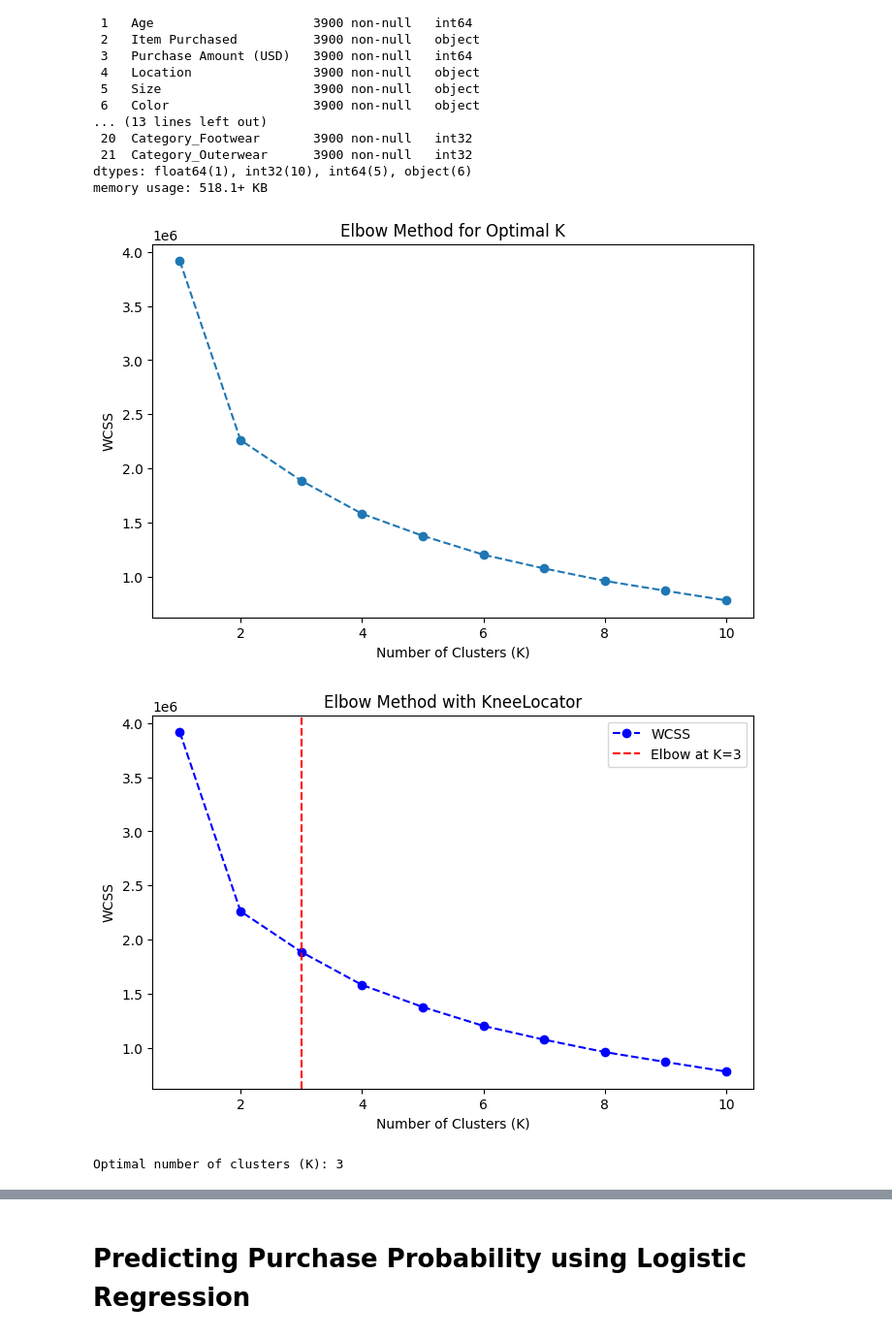
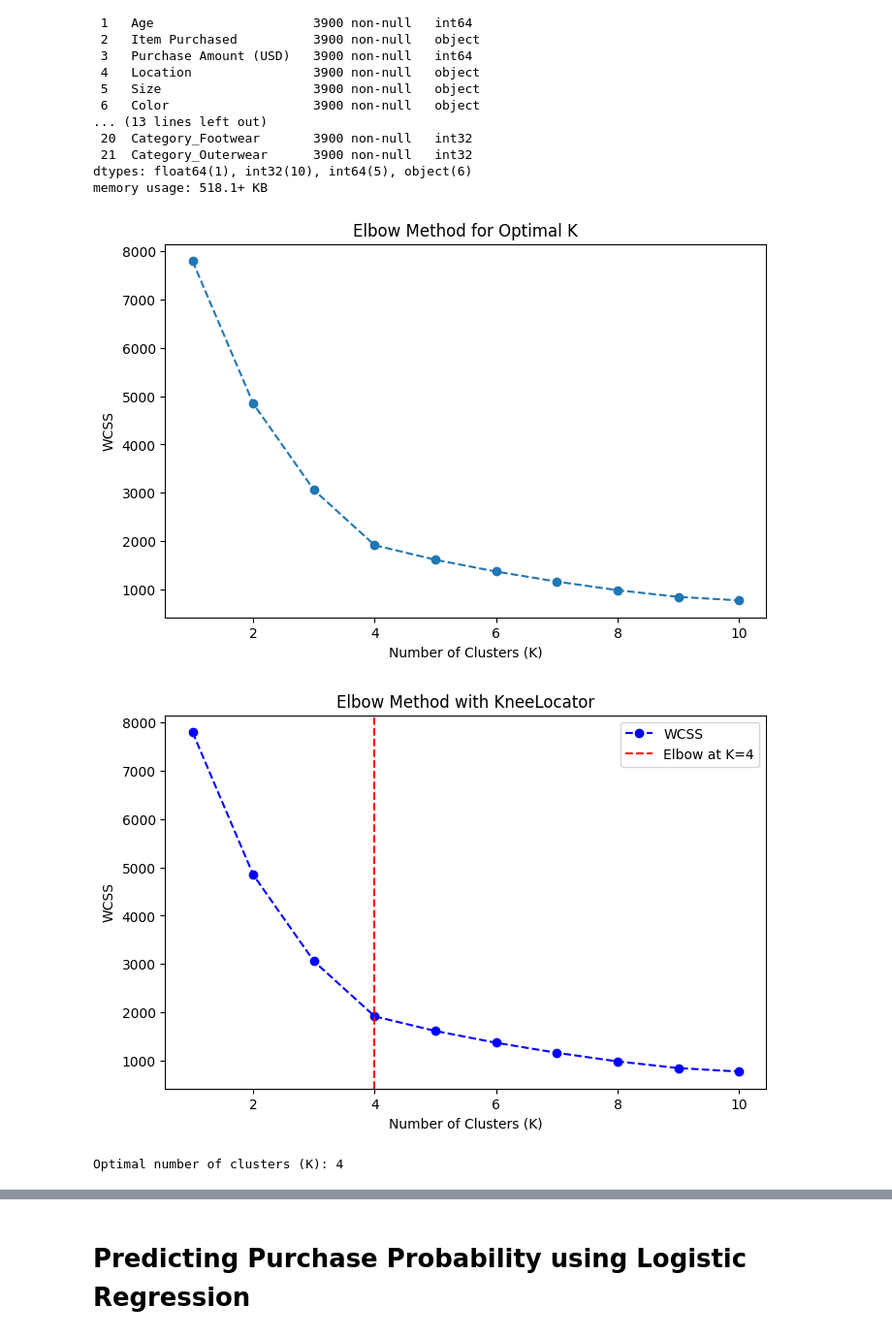
Before and after one commit to Lavishajagwani/Customer-Segmentation-And-Prediction, a Jupyter notebook: main.ipynb, the cells around one changed output, grey strips where cells are left out. Shown at 97% size. Cells and saved outputs as stored; diff of their text form; code cells hidden in the pictures.

```diff
--- a/main.ipynb
+++ b/main.ipynb
@@ -307,29 +312,29 @@ Data columns (total 22 columns):
 dtypes: float64(1), int32(10), int64(5), object(6)
 memory usage: 518.1+ KB
 # %%
-features = ['Age', 'Previous Purchases', 'Purchase Amount (USD)', 'Frequency of Purchases', 'Discount Applied', 'Promo Code Used', 'Subscription Status']
+features = ['Age', 'Purchase Amount (USD)']
 
 X = df[features]
 
 seg_scaler = StandardScaler()
 X_scaled = seg_scaler.fit_transform(X)
 
 # Try different cluster sizes
 wcss = []  # Within-Cluster Sum of Squares
 for k in range(1, 11):
     kmeans = KMeans(n_clusters=k, random_state=42, n_init=10)
-    kmeans.fit(X)
+    kmeans.fit(X_scaled)
     wcss.append(kmeans.inertia_)
 
 # Plot the Elbow Curve
 plt.figure(figsize=(8, 5))
 plt.plot(range(1, 11), wcss, marker="o", linestyle="--")
 plt.xlabel("Number of Clusters (K)")
 plt.ylabel("WCSS")
 plt.title("Elbow Method for Optimal K")
 plt.show()
 # %% [output]
-[figure, old version]
+[figure, new version]
 # %%
 # Example WCSS values (replace with your actual values)
 k_values = range(1, 11)  # K values from 1 to 10
@@ -349,7 +354,7 @@ plt.show()
 
 print(f"Optimal number of clusters (K): {kneedle.elbow}")
 # %% [output]
-[figure, old version]
+[figure, new version]
-Optimal number of clusters (K): 3
+Optimal number of clusters (K): 4
 # %%
 # Apply K-Means with chosen K
```
Also changed, not shown: parts of 15 cells of this notebook, 6 other files.
